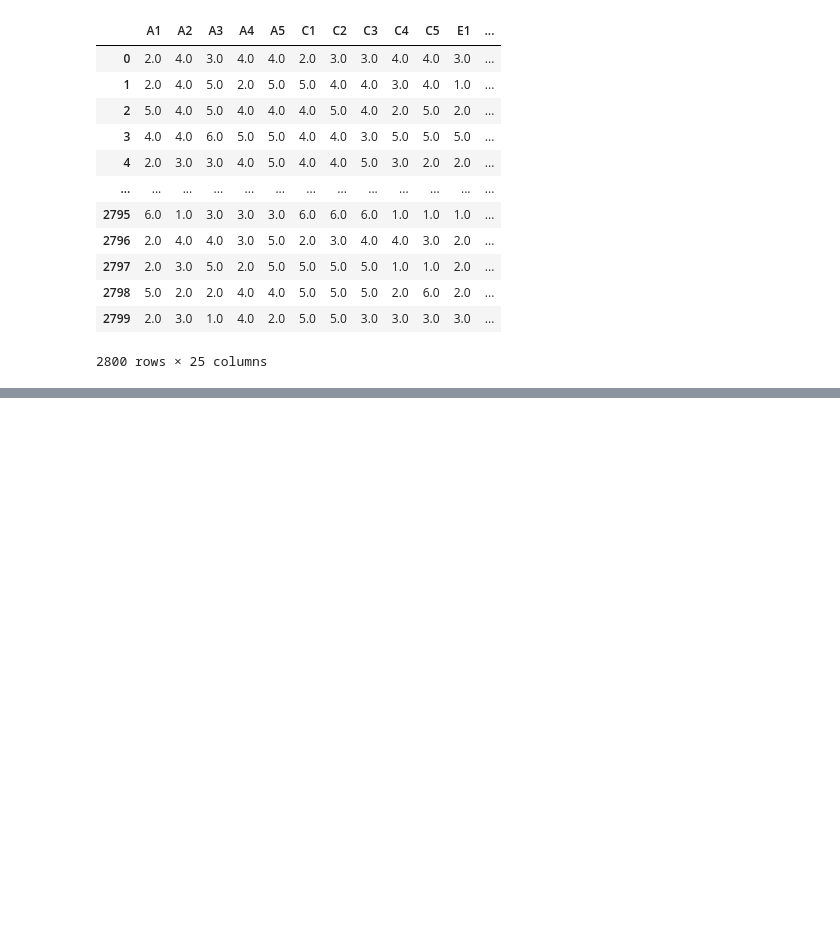
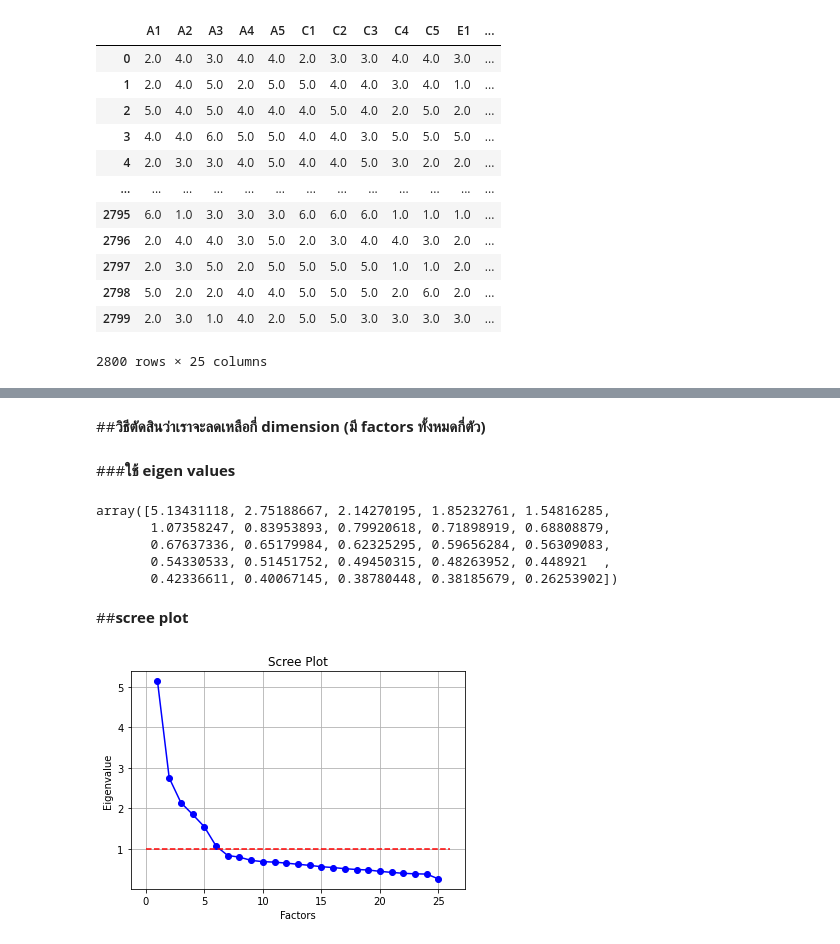
Before and after one commit to nualpair/multivariate, a Jupyter notebook: Chapter_5_Factor_Analysis.ipynb, the cells around one changed output, grey strips where cells are left out. Cells and saved outputs as stored; diff of their text form; code cells hidden in the pictures; blank space fills up the shorter version.

Commit message:
Factor loading

```diff
--- a/Chapter_5_Factor_Analysis.ipynb
+++ b/Chapter_5_Factor_Analysis.ipynb
@@ -86,3 +88,5 @@ BFI_data_dropped
 | 2798 | 5.0 | 2.0 | 2.0 | 4.0 | 4.0 | 5.0 | 5.0 | 5.0 | 2.0 | 6.0 | 2.0 | ... |
 | 2799 | 2.0 | 3.0 | 1.0 | 4.0 | 2.0 | 5.0 | 5.0 | 3.0 | 3.0 | 3.0 | 3.0 | ... |
 2800 rows × 25 columns
+# %%
+BFI_data_dropped = BFI_data_dropped.dropna()
@@ -88,0 +128,2 @@ BFI_data_dropped
+# %%
+fa = FactorAnalyzer(n_factors=20)
@@ -88,0 +132,2 @@ BFI_data_dropped
+# %%
+data_fa = fa.fit_transform(BFI_data_dropped)
@@ -88,0 +138,27 @@ BFI_data_dropped
+# %% [markdown]
+##**วิธีตัดสินว่าเราจะลดเหลือกี่ dimension (มี factors ทั้งหมดกี่ตัว)**
+# %%
+ev,v = fa.get_eigenvalues()
+# %% [markdown]
+###**ใช้ eigen values**
+# %%
+ev
+# %% [output]
+array([5.13431118, 2.75188667, 2.14270195, 1.85232761, 1.54816285,
+       1.07358247, 0.83953893, 0.79920618, 0.71898919, 0.68808879,
+       0.67637336, 0.65179984, 0.62325295, 0.59656284, 0.56309083,
+       0.54330533, 0.51451752, 0.49450315, 0.48263952, 0.448921  ,
+       0.42336611, 0.40067145, 0.38780448, 0.38185679, 0.26253902])
+# %% [markdown]
+##**scree plot**
+# %%
+# Create scree plot using matplotlib
+plt.plot(range(1,BFI_data_dropped.shape[1]+1),ev,'bo-')
+plt.plot([0,BFI_data_dropped.shape[1]+1],[1,1],'r--')
+plt.title('Scree Plot')
+plt.xlabel('Factors')
+plt.ylabel('Eigenvalue')
+plt.grid()
+plt.show()
+# %% [output]
+[figure, added]
```
Also changed, not shown: parts of 16 cells of this notebook.
